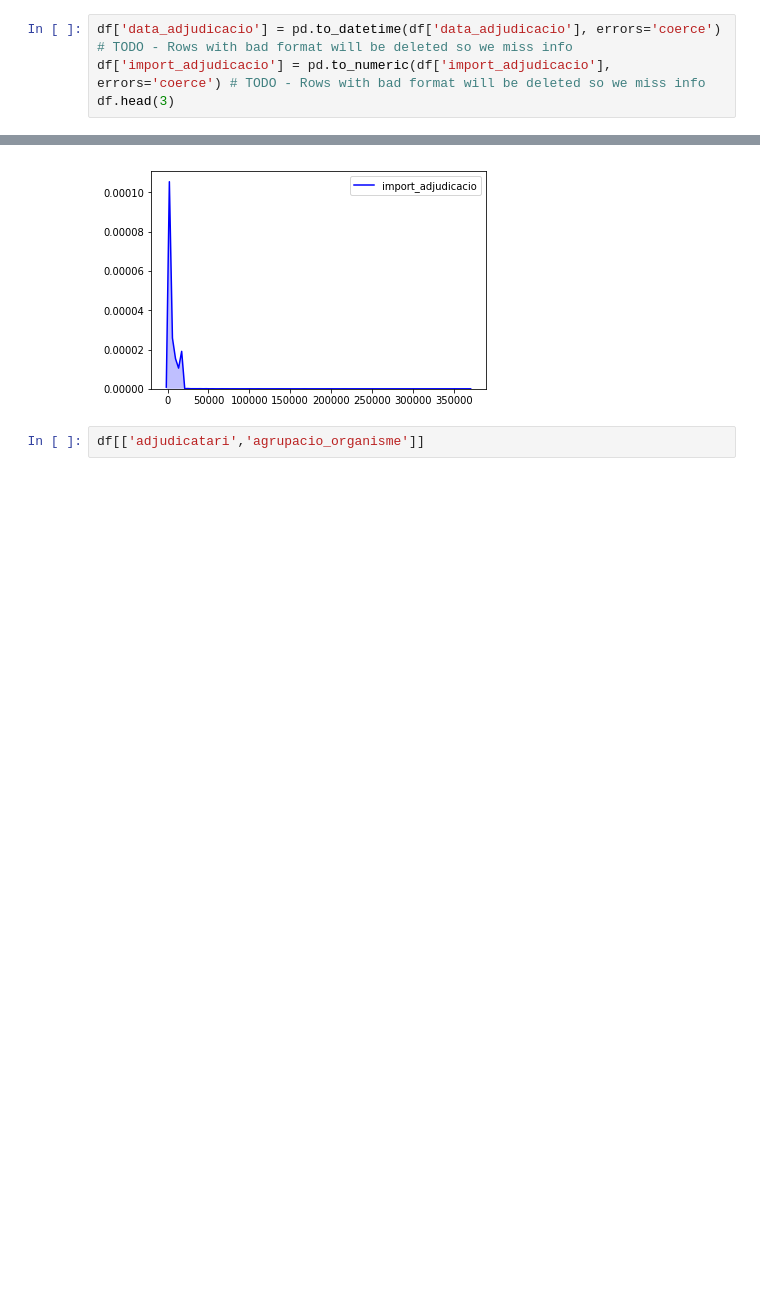
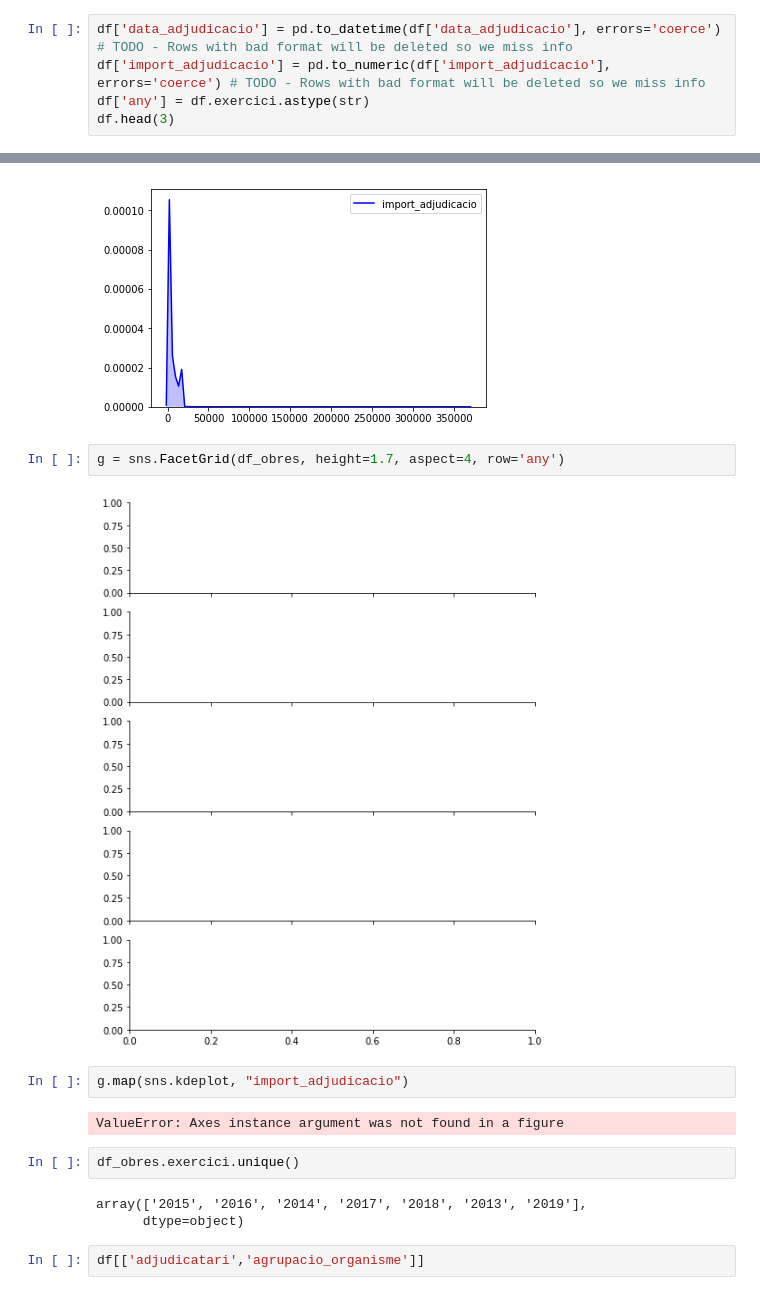
Before and after one commit to vperezb/eines-governobert, a Jupyter notebook: contractes_menors_ydq4-xy5b.ipynb, the cells around one changed output, grey strips where cells are left out. Cells and saved outputs as stored; diff of their text form; blank space fills up the shorter version.

```diff
--- a/contractes_menors_ydq4-xy5b.ipynb
+++ b/contractes_menors_ydq4-xy5b.ipynb
@@ -19,6 +19,7 @@ df = st.get_pandas_from_dataset_id(dataset_id, st.__get_socrata_client(__APP_TOK
 # %%
 df['data_adjudicacio'] = pd.to_datetime(df['data_adjudicacio'], errors='coerce') # TODO - Rows with bad format will be deleted so we miss info
 df['import_adjudicacio'] = pd.to_numeric(df['import_adjudicacio'], errors='coerce') # TODO - Rows with bad format will be deleted so we miss info
+df['any'] = df.exercici.astype(str)
 df.head(3)
 # %% [output]
 |  | adjudicatari | agrupacio_organisme | anys_durada | codi_cpv | codi_expedient | contracte | data_adjudicacio | ... |
@@ -149,6 +150,19 @@ p1=sns.kdeplot(df_obres['import_adjudicacio'], shade=True, color="r")
 p1=sns.kdeplot(df_serveis['import_adjudicacio'], shade=True, color="b")
 # %% [output]
 [figure]
+# %%
+g = sns.FacetGrid(df_obres, height=1.7, aspect=4, row='any')
+# %% [output]
+[figure, added]
+# %%
+g.map(sns.kdeplot, "import_adjudicacio")
+# %% [output]
+ValueError: Axes instance argument was not found in a figure
+# %%
+df_obres.exercici.unique()
+# %% [output]
+array(['2015', '2016', '2014', '2017', '2018', '2013', '2019'],
+      dtype=object)
 # %%
 df[['adjudicatari','agrupacio_organisme']]
 # %% [output]
```
Also changed, not shown: parts of 1 cell of this notebook.
